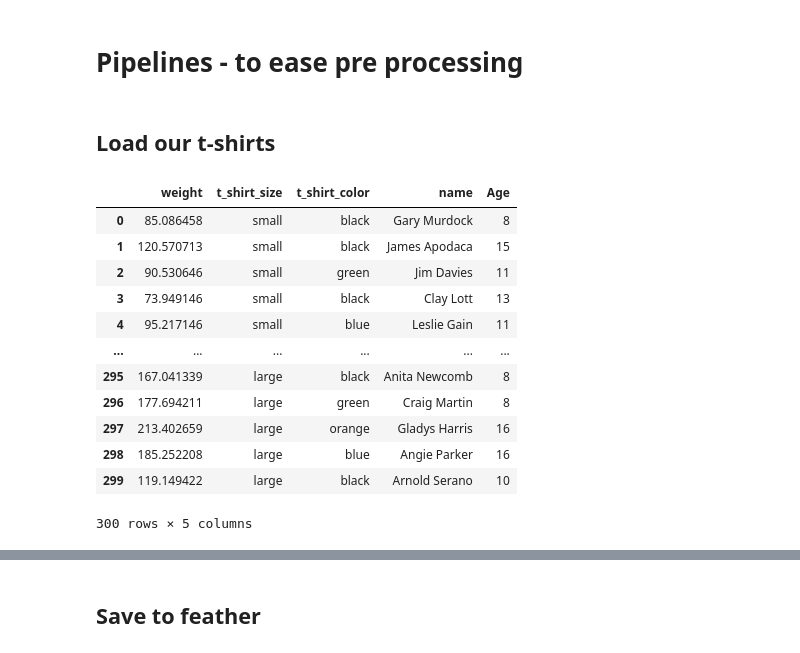
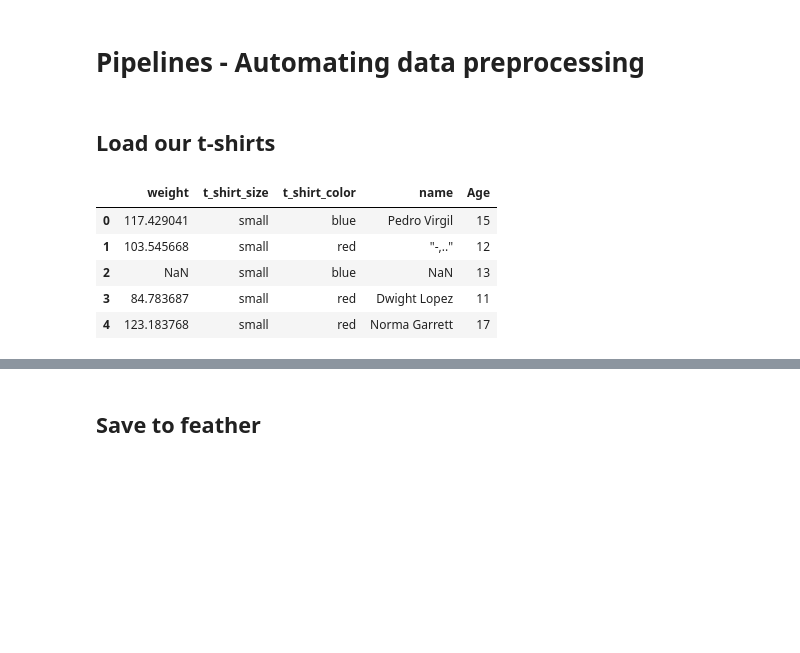
Before and after one commit to CNUClasses/DATA301_CODE, a Jupyter notebook: week_4/43_pipeline_complete_preprocess.ipynb, the cells around one changed output, grey strips where cells are left out. Saved outputs shown, nothing was run; the diff lists cells and outputs as text; code cells hidden in the pictures; blank space fills up the shorter version.

```diff
--- a/week_4/43_pipeline_complete_preprocess.ipynb
+++ b/week_4/43_pipeline_complete_preprocess.ipynb
@@ -1,5 +1,5 @@
-# %% [markdown]
-# Pipelines  - to ease pre processing
+# %% [markdown]
+# Pipelines - Automating data preprocessing
 # %%
 import matplotlib.pyplot as plt
 import seaborn as sns
@@ -42,23 +42,16 @@ if 'autoreload' not in ipython.extension_manager.loaded:
 # %% [markdown]
 ## Load our t-shirts
 # %%
-
 import utils as ut
 
 #load raw t-shirt order
-df = ut.generate_tshirt_order()
-df
+df = ut.generate_tshirt_order(100,100,100,dups=100, percent_nans=0.5)
+df.iloc[1,3]='"-,.."'
+df.head()
 # %% [output]
 |  | weight | t_shirt_size | t_shirt_color | name | Age |
-| 0 | 85.086458 | small | black | Gary Murdock | 8 |
-| 1 | 120.570713 | small | black | James Apodaca | 15 |
-| 2 | 90.530646 | small | green | Jim Davies | 11 |
-| 3 | 73.949146 | small | black | Clay Lott | 13 |
-| 4 | 95.217146 | small | blue | Leslie Gain | 11 |
-| ... | ... | ... | ... | ... | ... |
-| 295 | 167.041339 | large | black | Anita Newcomb | 8 |
-| 296 | 177.694211 | large | green | Craig Martin | 8 |
-| 297 | 213.402659 | large | orange | Gladys Harris | 16 |
-| 298 | 185.252208 | large | blue | Angie Parker | 16 |
-| 299 | 119.149422 | large | black | Arnold Serano | 10 |
+| 0 | 117.429041 | small | blue | Pedro Virgil | 15 |
+| 1 | 103.545668 | small | red | "-,.." | 12 |
+| 2 | NaN | small | blue | NaN | 13 |
+| 3 | 84.783687 | small | red | Dwight Lopez | 11 |
+| 4 | 123.183768 | small | red | Norma Garrett | 17 |
-300 rows × 5 columns
```
Also changed, not shown: parts of 20 cells of this notebook, 1 other file.
